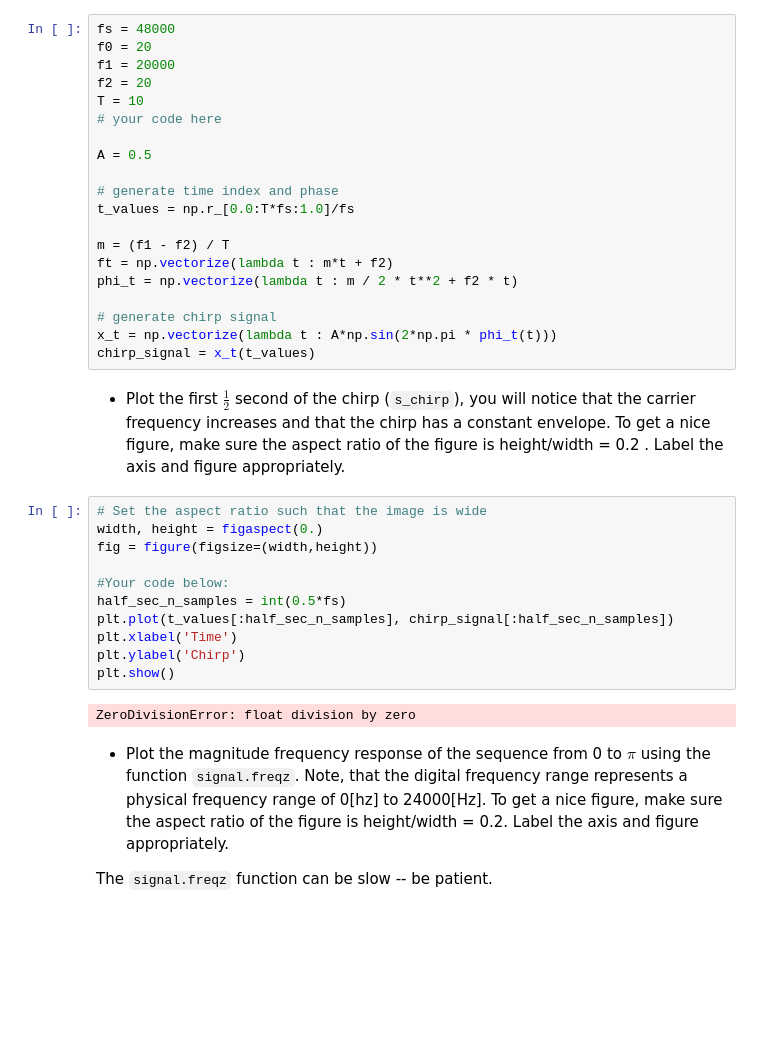
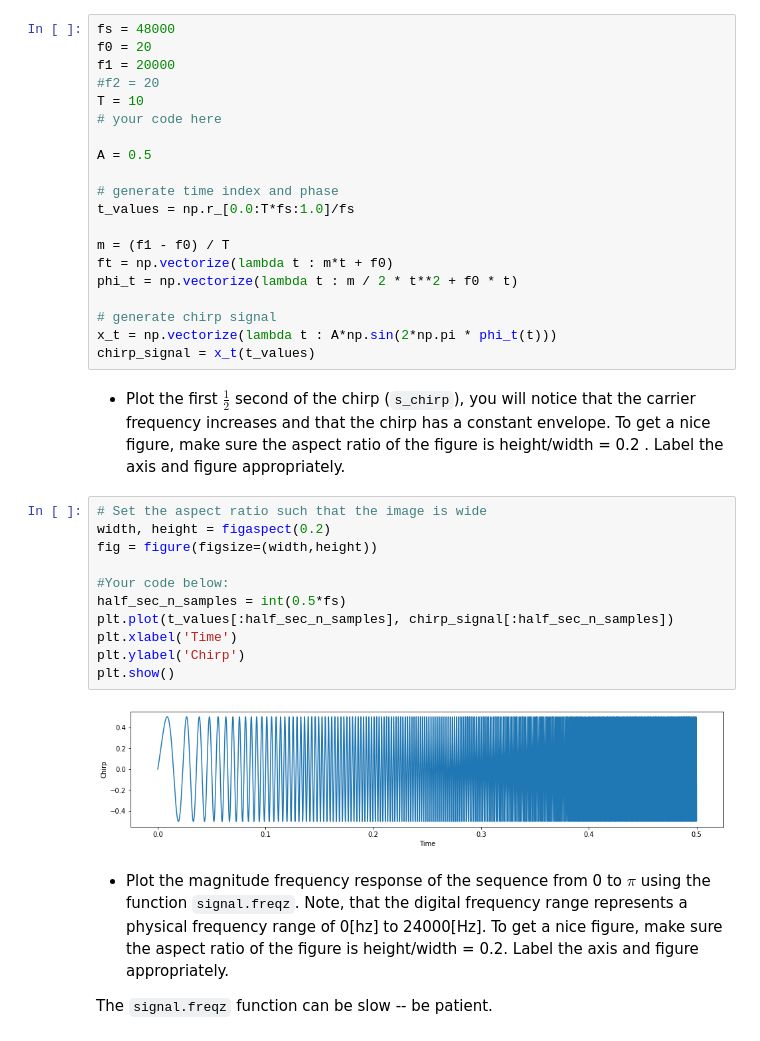
Before and after one commit to EricNRodriguez/ELEC3305_sonar, a Jupyter notebook: sonarpackage/TimeDomain-Sonar.ipynb, the cells around one changed output. Saved outputs shown, nothing was run; the diff lists cells and outputs as text; blank space fills up the shorter version.

Commit message:
Added equation back in for P1T1. Fixed chirp plot.

```diff
--- a/sonarpackage/TimeDomain-Sonar.ipynb
+++ b/sonarpackage/TimeDomain-Sonar.ipynb
@@ -53,7 +58,7 @@ Now,
 fs = 48000
 f0 = 20
 f1 = 20000
-f2 = 20
+#f2 = 20
 T = 10
 # your code here
 
@@ -62,9 +67,9 @@ A = 0.5
 # generate time index and phase
 t_values = np.r_[0.0:T*fs:1.0]/fs
 
-m = (f1 - f2) / T
-ft = np.vectorize(lambda t : m*t + f2)
-phi_t = np.vectorize(lambda t : m / 2 * t**2 + f2 * t)
+m = (f1 - f0) / T
+ft = np.vectorize(lambda t : m*t + f0)
+phi_t = np.vectorize(lambda t : m / 2 * t**2 + f0 * t)
 
 # generate chirp signal
 x_t = np.vectorize(lambda t : A*np.sin(2*np.pi * phi_t(t)))
@@ -73,17 +78,17 @@ chirp_signal = x_t(t_values)
 * Plot the first $\frac{1}{2}$ second of the chirp (`s_chirp`), you will notice that the carrier frequency increases and that the chirp has a constant envelope. To get a nice figure, make sure the aspect ratio of the figure is height/width = 0.2 . Label the axis and figure appropriately.
 # %%
 # Set the aspect ratio such that the image is wide
-width, height = figaspect(0.)
+width, height = figaspect(0.2)
 fig = figure(figsize=(width,height))
 
 #Your code below:
 half_sec_n_samples = int(0.5*fs)
 plt.plot(t_values[:half_sec_n_samples], chirp_signal[:half_sec_n_samples])
 plt.xlabel('Time')
 plt.ylabel('Chirp')
 plt.show()
 # %% [output]
-ZeroDivisionError: float division by zero
+[figure, added]
 # %% [markdown]
 * Plot the magnitude frequency response of the sequence from 0 to $\pi$ using the function `signal.freqz`. Note, that the digital frequency range represents a physical frequency range of 0[hz] to 24000[Hz]. To get a nice figure, make sure the aspect ratio of the figure is height/width = 0.2. Label the axis and figure appropriately.
 
```
Also changed, not shown: parts of 4 cells of this notebook.
